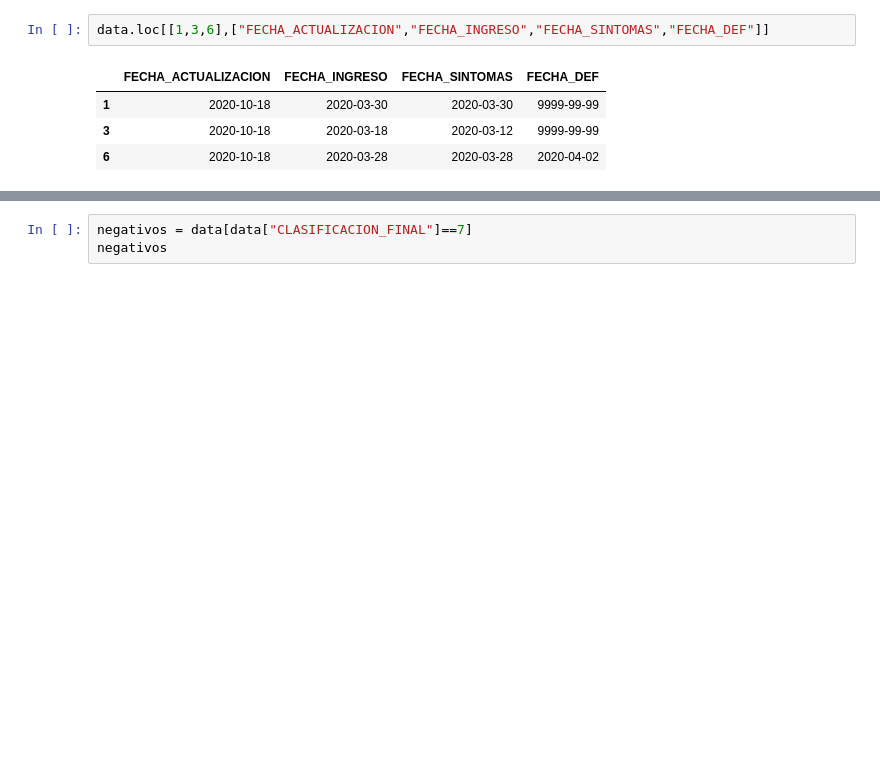
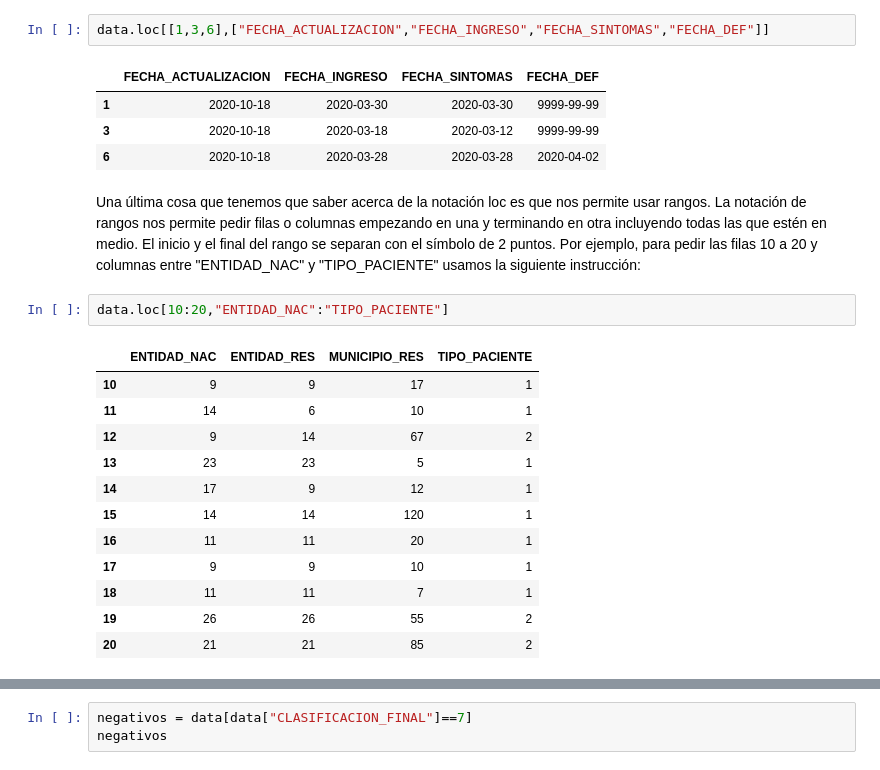
Before and after one commit to irvingfisica/taller01, a Jupyter notebook: taller_python.ipynb, the cells around one changed output, grey strips where cells are left out. Drawn from its saved outputs; the diff is of its cells as text; blank space fills up the shorter version.

```diff
--- a/taller_python.ipynb
+++ b/taller_python.ipynb
@@ -164,4 +164,21 @@ data.loc[[1,3,6],["FECHA_ACTUALIZACION","FECHA_INGRESO","FECHA_SINTOMAS","FECHA_
 | 1 | 2020-10-18 | 2020-03-30 | 2020-03-30 | 9999-99-99 |
 | 3 | 2020-10-18 | 2020-03-18 | 2020-03-12 | 9999-99-99 |
 | 6 | 2020-10-18 | 2020-03-28 | 2020-03-28 | 2020-04-02 |
+# %% [markdown]
+Una última cosa que tenemos que saber acerca de la notación loc es que nos permite usar rangos. La notación de rangos nos permite pedir filas o columnas empezando en una y terminando en otra incluyendo todas las que estén en medio. El inicio y el final del rango se separan con el símbolo de 2 puntos. Por ejemplo, para pedir las filas 10 a 20 y columnas entre "ENTIDAD_NAC" y "TIPO_PACIENTE" usamos la siguiente instrucción:
+# %%
+data.loc[10:20,"ENTIDAD_NAC":"TIPO_PACIENTE"]
+# %% [output]
+|  | ENTIDAD_NAC | ENTIDAD_RES | MUNICIPIO_RES | TIPO_PACIENTE |
+| 10 | 9 | 9 | 17 | 1 |
+| 11 | 14 | 6 | 10 | 1 |
+| 12 | 9 | 14 | 67 | 2 |
+| 13 | 23 | 23 | 5 | 1 |
+| 14 | 17 | 9 | 12 | 1 |
+| 15 | 14 | 14 | 120 | 1 |
+| 16 | 11 | 11 | 20 | 1 |
+| 17 | 9 | 9 | 10 | 1 |
+| 18 | 11 | 11 | 7 | 1 |
+| 19 | 26 | 26 | 55 | 2 |
+| 20 | 21 | 21 | 85 | 2 |
 # %% [markdown]
```
Also changed, not shown: parts of 16 cells of this notebook.
